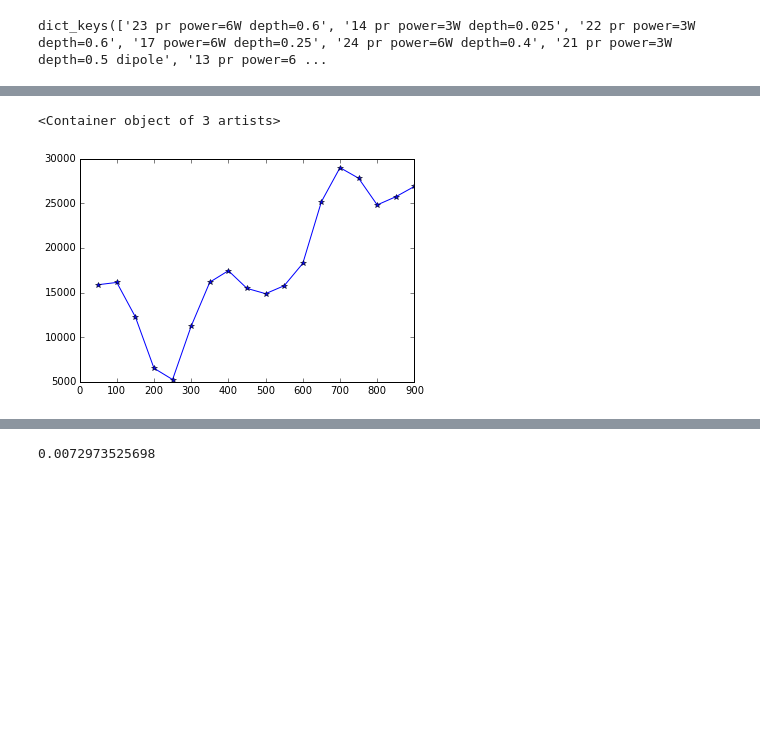
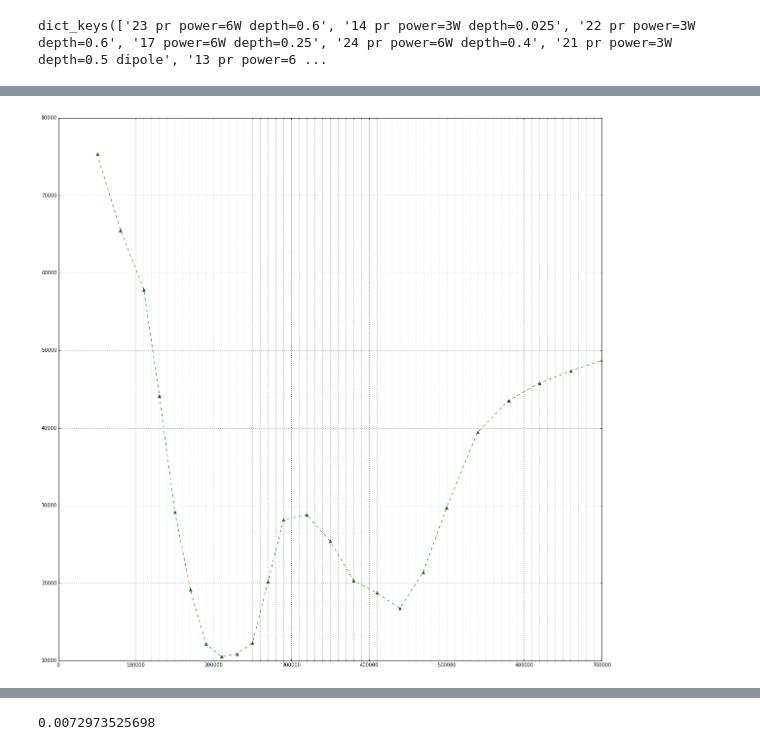
Before and after one commit to thulium-lab/GIT, a Jupyter notebook: Article polarizability/For article polarizability(parametric resonances).ipynb, the cells around one changed output, grey strips where cells are left out. Drawn from its saved outputs; the diff is of its cells as text; code cells hidden in the pictures; blank space fills up the shorter version.

```diff
--- a/Article polarizability/For article polarizability(parametric resonances).ipynb
+++ b/Article polarizability/For article polarizability(parametric resonances).ipynb
@@ -162,5 +163,7 @@ ax[0].set_xlabel(' '*40 + 'Modulatoin frequency, Hz', fontsize=14)
-# %%
-errorbar(**d2)
-# %% [output]
-<Container object of 3 artists>
-[figure, removed]
+# %%
+fig, ax = subplots(figsize=(20,20))
+ax.errorbar(**d3)
+ax.set_xticks(arange(1e5,7e5,1e4), minor=True)
+ax.grid(which='both')
+# %% [output]
+[figure, added]
```
Also changed, not shown: parts of 9 cells of this notebook, 5 other files.
